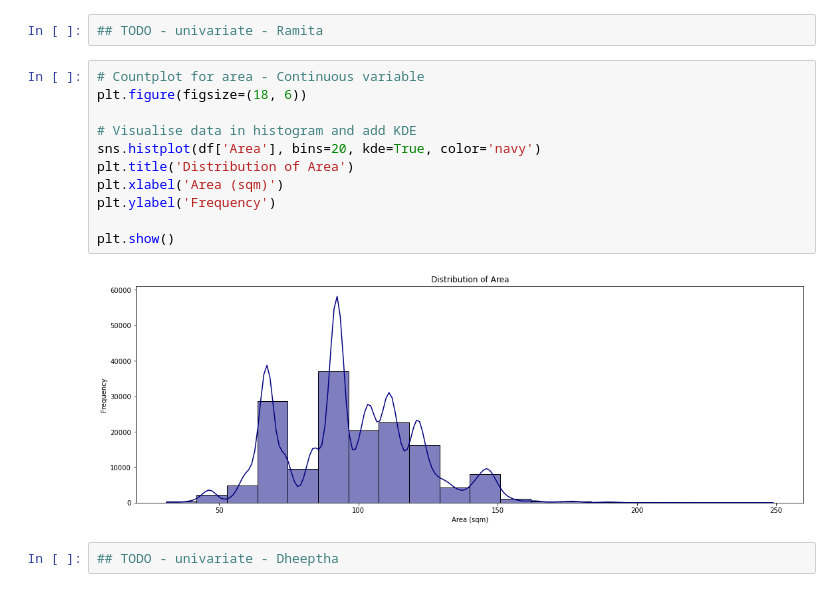
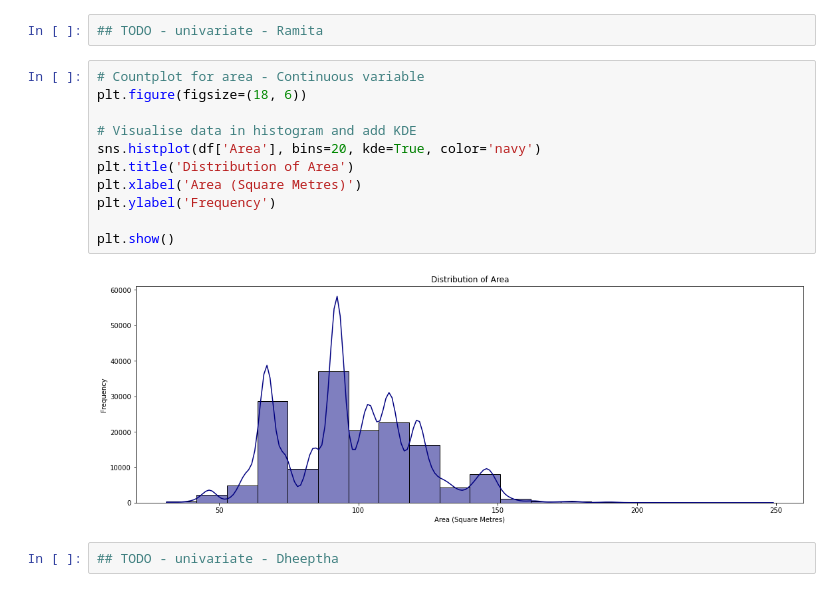
Before and after one commit to DheepthaRajesh/dheeptha_rajesh, a Jupyter notebook: Predict-Public-Housing-Prices.ipynb, the cells around one changed output. Cells and saved outputs as stored; diff of their text form.

```diff
--- a/Predict-Public-Housing-Prices.ipynb
+++ b/Predict-Public-Housing-Prices.ipynb
@@ -155,16 +155,16 @@ plt.show()
 # %%
 # Countplot for area - Continuous variable
 plt.figure(figsize=(18, 6))
 
 # Visualise data in histogram and add KDE
 sns.histplot(df['Area'], bins=20, kde=True, color='navy')
 plt.title('Distribution of Area')
-plt.xlabel('Area (sqm)')
+plt.xlabel('Area (Square Metres)')
 plt.ylabel('Frequency')
 
 plt.show()
 # %% [output]
-[figure, old version]
+[figure, new version]
 # %%
 ## TODO - univariate - Dheeptha
 # %%
```
Also changed, not shown: parts of 3 cells of this notebook.
